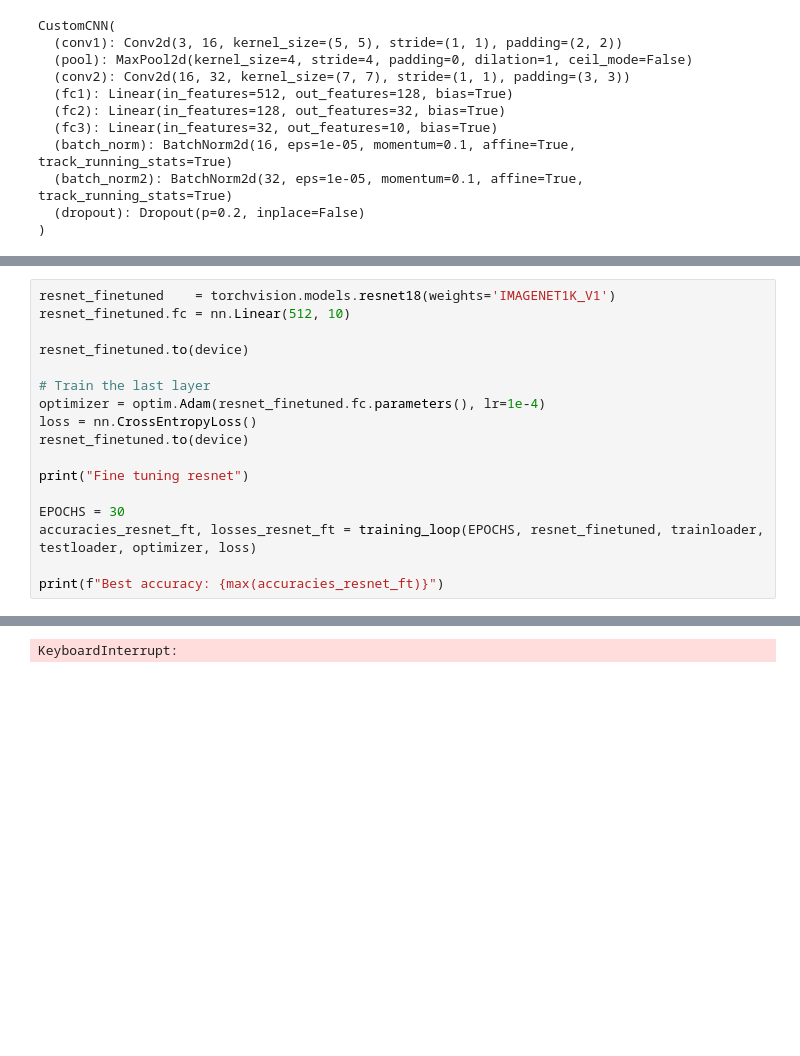
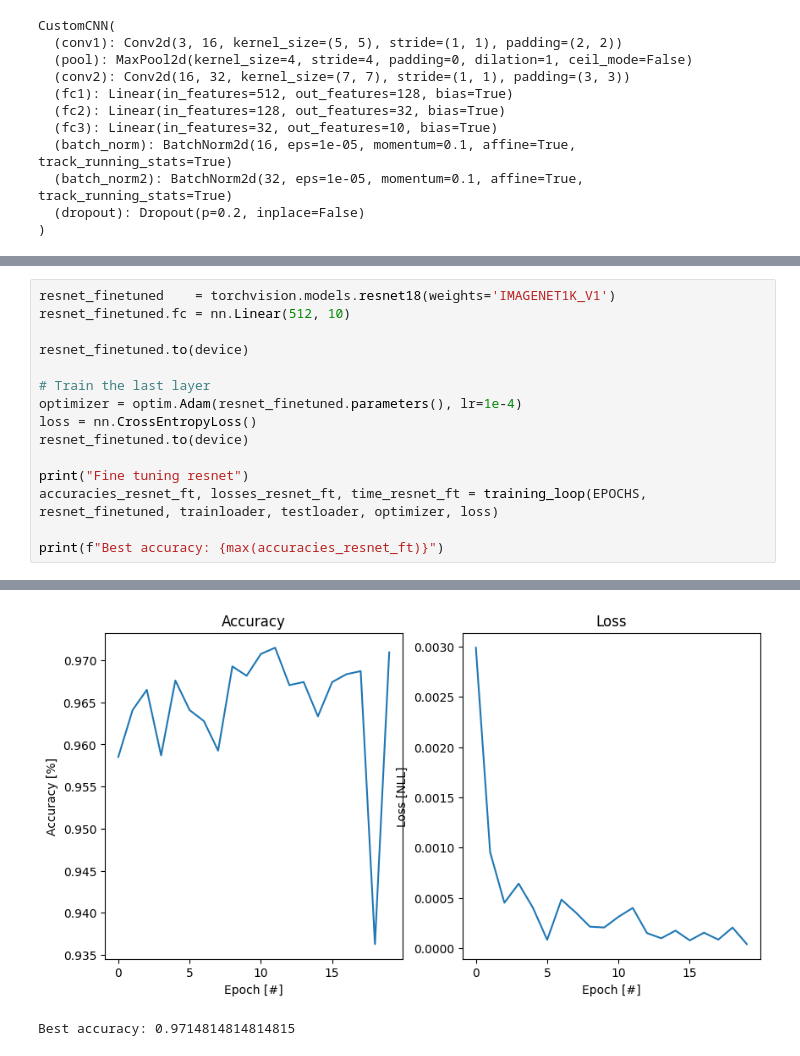
Before and after one commit to Layxe/DataDroids-Project, a Jupyter notebook: Task04.ipynb, the cells around one changed output, grey strips where cells are left out. Drawn from its saved outputs; the diff is of its cells as text; blank space fills up the shorter version.

```diff
--- a/Task04.ipynb
+++ b/Task04.ipynb
@@ -234,14 +244,12 @@ resnet_finetuned.fc = nn.Linear(512, 10)
 resnet_finetuned.to(device)
 
 # Train the last layer
-optimizer = optim.Adam(resnet_finetuned.fc.parameters(), lr=1e-4)
+optimizer = optim.Adam(resnet_finetuned.parameters(), lr=1e-4)
 loss = nn.CrossEntropyLoss()
 resnet_finetuned.to(device)
 
 print("Fine tuning resnet")
-
-EPOCHS = 30
-accuracies_resnet_ft, losses_resnet_ft = training_loop(EPOCHS, resnet_finetuned, trainloader, testloader, optimizer, loss)
+accuracies_resnet_ft, losses_resnet_ft, time_resnet_ft = training_loop(EPOCHS, resnet_finetuned, trainloader, testloader, optimizer, loss)
 
 print(f"Best accuracy: {max(accuracies_resnet_ft)}")
 # %% [output]
@@ -266 +273,2 @@ Epoch 16 - Train Loss: 0.4794937733715103 Accuracy: 0.8496296296296296
+[figure, added]
-KeyboardInterrupt:
+Best accuracy: 0.9714814814814815
```
Also changed, not shown: parts of 11 cells of this notebook, 1 other file.
